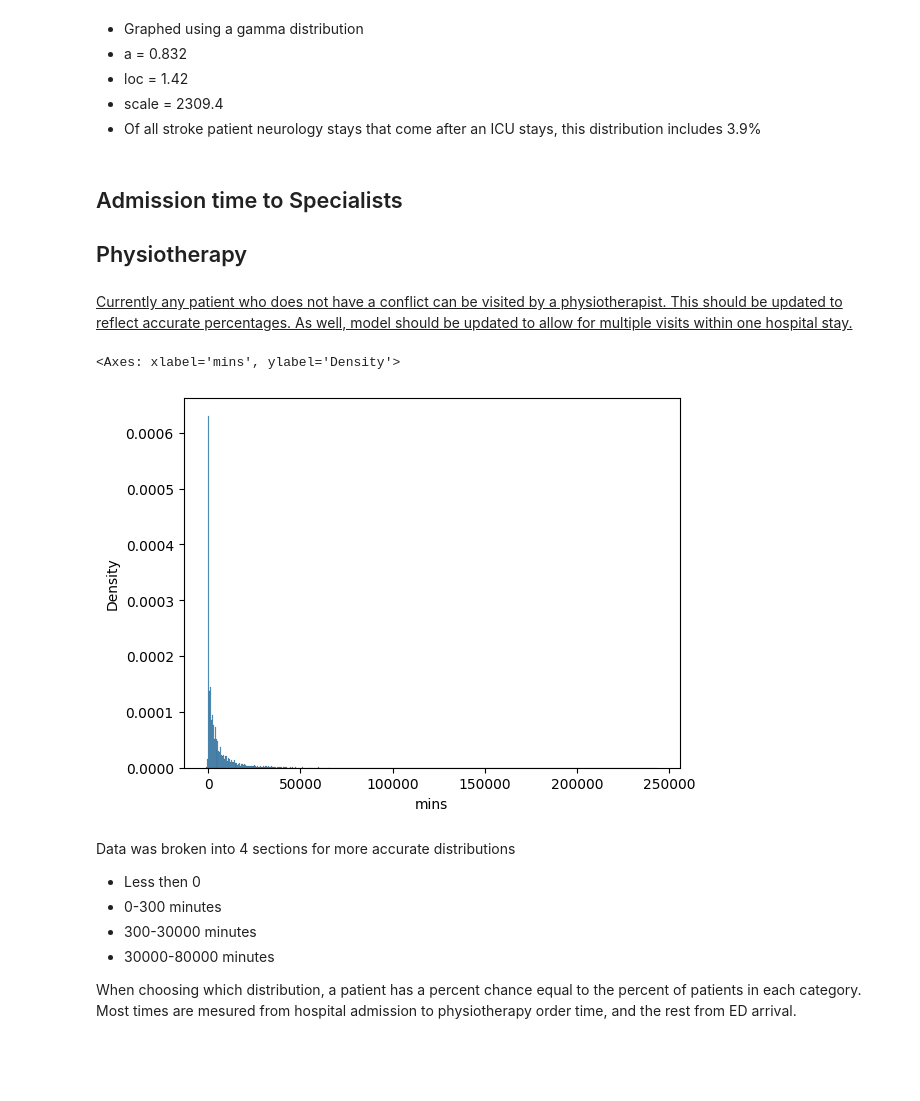
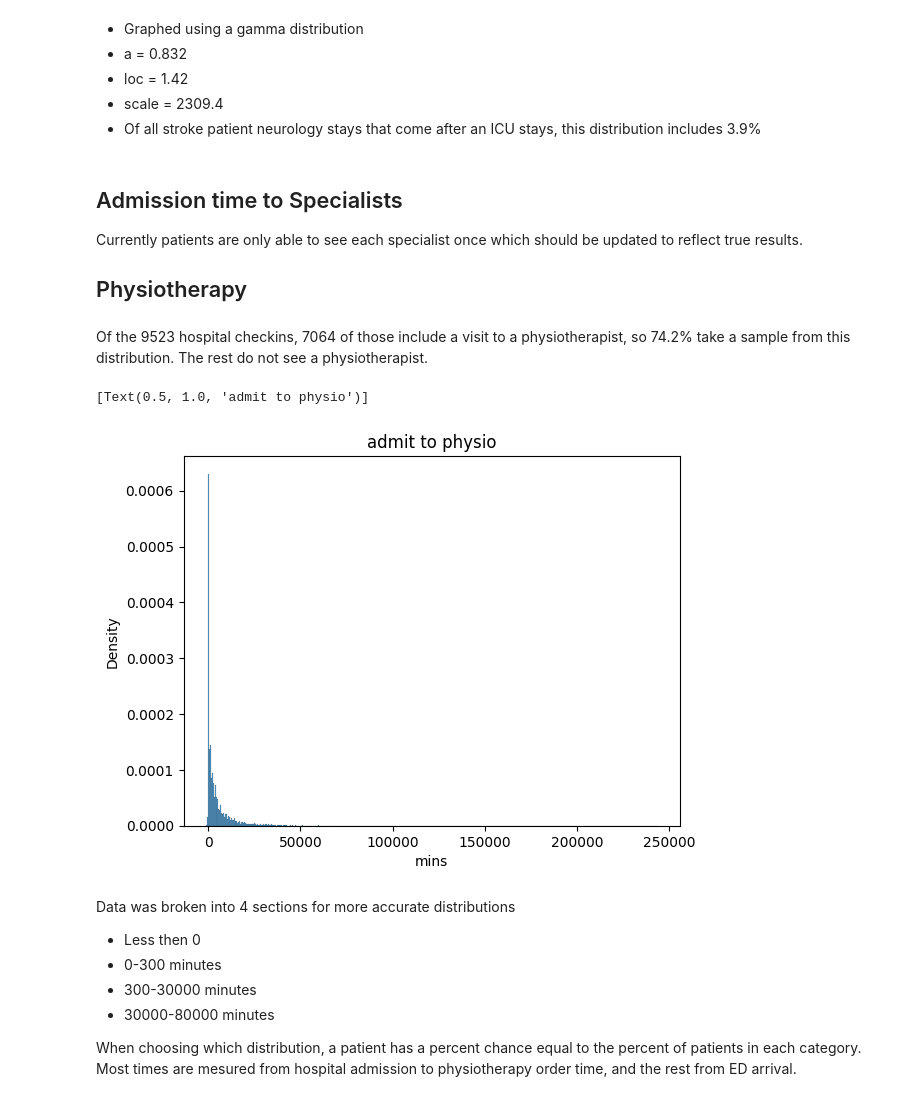
Before and after one commit to emilydormody/Synthetic-Stroke-Data, a Jupyter notebook: histogram_summaries.ipynb, the cells around one changed output. Saved outputs shown, nothing was run; the diff lists cells and outputs as text; code cells hidden in the pictures; blank space fills up the shorter version.

Commit message:
physio histogram

```diff
--- a/histogram_summaries.ipynb
+++ b/histogram_summaries.ipynb
@@ -480,14 +478,16 @@ sns.histplot(x='mins', data=data, stat='density').set(title='icu to neurology: >
 # %% [markdown]
 ## Admission time to Specialists
 
+Currently patients are only able to see each specialist once which should be updated to reflect true results.
+
 ## Physiotherapy
 # %% [markdown]
-<ins>Currently any patient who does not have a conflict can be visited by a physiotherapist. This should be updated to reflect accurate percentages. As well, model should be updated to allow for multiple visits within one hospital stay.</ins>
+Of the 9523 hospital checkins, 7064 of those include a visit to a physiotherapist, so 74.2% take a sample from this distribution. The rest do not see a physiotherapist.
 # %%
-sns.histplot(x='mins', data=pt, stat='density')
+sns.histplot(x='mins', data=pt, stat='density').set(title='admit to physio')
 # %% [output]
-<Axes: xlabel='mins', ylabel='Density'>
+[Text(0.5, 1.0, 'admit to physio')]
-[figure, old version]
+[figure, new version]
 # %% [markdown]
 Data was broken into 4 sections for more accurate distributions
 - Less then 0
```
Also changed, not shown: parts of 17 cells of this notebook, 1 other file.
